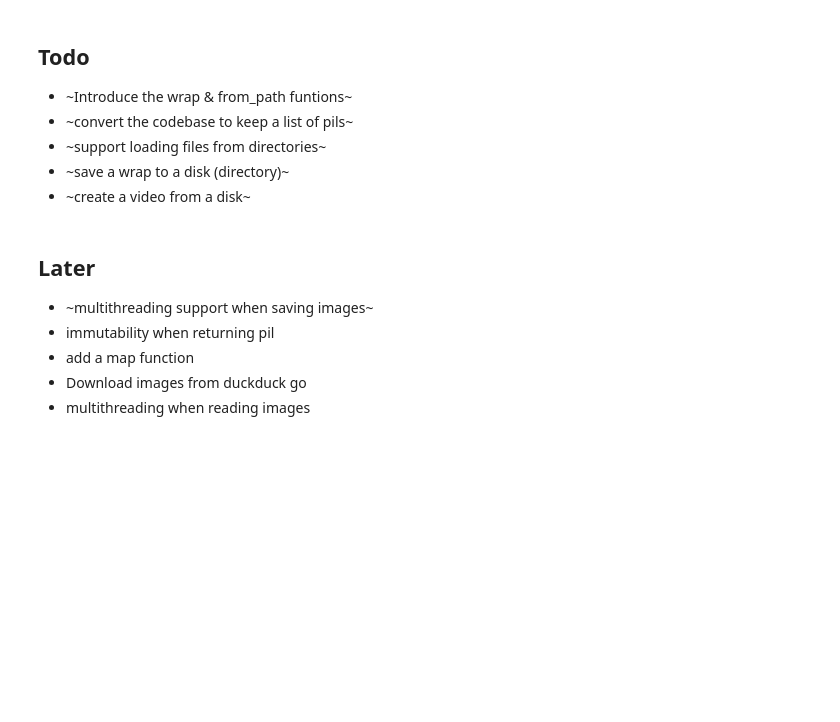
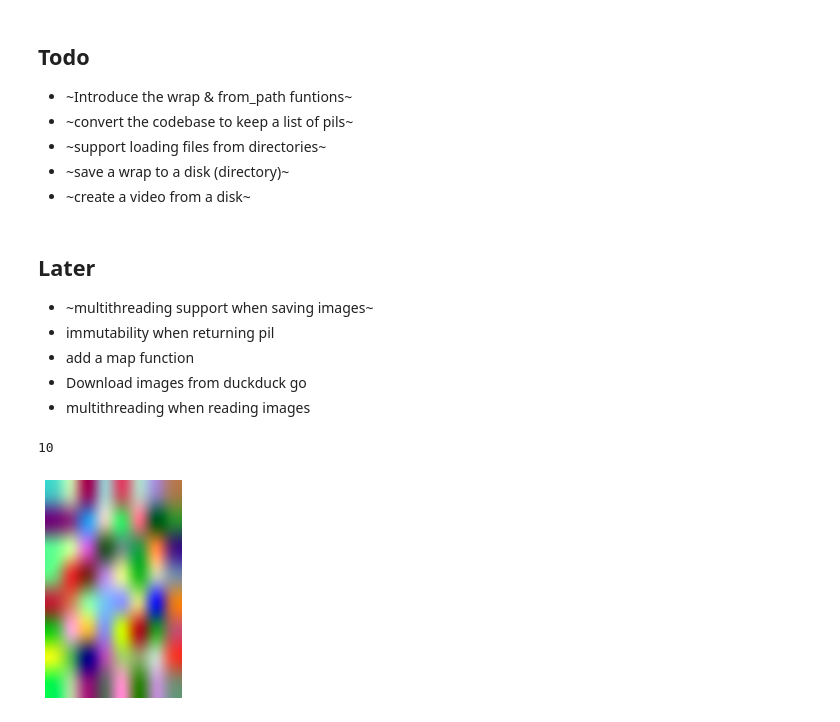
Before and after one commit to arunoda/adeep, a Jupyter notebook: aiaiart/imitools-dev.ipynb, the cells around one changed output. Drawn from its saved outputs; the diff is of its cells as text; code cells hidden in the pictures; blank space fills up the shorter version.

```diff
--- a/aiaiart/imitools-dev.ipynb
+++ b/aiaiart/imitools-dev.ipynb
@@ -18,6 +23,10 @@ The devtool for imitools.
 * add a map function
 * Download images from duckduck go
 * multithreading when reading images
+# %%
+int(10.2)
+# %% [output]
+10
 # %%
 device = "cuda"
 # %%
@@ -65,14 +74,16 @@ class ImageWrapper:
         self.data = data
         self.image_type = image_type
 
-    def resize(self, size=(256, 256)) -> ImageWrapper:
+    def resize(self, size=(256, 256), **kwargs) -> ImageWrapper:
         if self.image_type != "pil":
             raise Exception("resize() only applied for pil images")
 
-        if isinstance(size, int):
+        if not isinstance(size, tuple):
             size = (size, size)
 
-        new_images = [im.resize(size) for im in self.data]
+        i_size = (int(size[0]), int(size[1]))
+
+        new_images = [im.resize(i_size, **kwargs) for im in self.data]
         return ImageWrapper(new_images, "pil")
 
     def normalize(self) -> ImageWrapper:
@@ -136,8 +147,9 @@ class ImageWrapper:
         image_count = len(self.data)
 
         if image_count > max_count:
+            print(f"Only showing {max_count} images of the total {image_count}. Use the `max_count` parameter to change it.")
             images = self.data[0:max_count]
-            print(f"found {image_count} images to show. But only showing {max_count}")
+            image_count = max_count
 
         if image_count < cols:
             cols = image_count
@@ -183,11 +195,12 @@ class ImageWrapper:
                 print("image saving error:", e)
 
         with ThreadPoolExecutor(max_workers=max_workers) as executor:
-            return executor.map(save_image, range(len(images)), timeout=60)
+            executor.map(save_image, range(len(images)), timeout=60)
 
     def to_video(self, out_path=None, frame_rate=12):
-        if self.image_type != "pil":
-            raise Exception("to_video() only applied for pil images")
+        ref = self
+        if self.image_type == "pt":
+            ref = self.cpil()
 
         id = int(torch.rand(1)[0].item() * 9999999)
         image_dir = Path(f'/tmp/{id}/images')
@@ -197,10 +210,10 @@ class ImageWrapper:
             out_path = f"/tmp/{id}/video.mp4"
 
         video_path = Path(out_path)
-        video_size = self.data[0].size
+        video_size = ref.data[0].size
         images_selector = image_dir/"image_%04d.png"
 
-        self.to_dir(image_dir, prefix="image")
+        ref.to_dir(image_dir, prefix="image")
 
         command = f"ffmpeg -v 0 -y -f image2 -framerate {frame_rate} -i {images_selector} -c:v h264_nvenc -preset slow -qp 18 -pix_fmt yuv420p {video_path}"
         os.system(command)
@@ -215,14 +228,14 @@ def wrap(input_data) -> ImageWrapper:
         if len(input_data.shape) == 3:
             input_data = input_data.unsqueeze(0)
 
-        return ImageWrapper(input_data.detach(), "pt")
+        return ImageWrapper(input_data.detach().float(), "pt")
 
     if isinstance(input_data, Image.Image):
         return ImageWrapper([input_data], "pil")
 
     if isinstance(input_data, list):
         if isinstance(input_data[0], torch.Tensor):
-            images = torch.stack(input_data).squeeze(1).detach()
+            images = torch.stack(input_data).squeeze(1).detach().float()
             return ImageWrapper(images, "pt")
 
         if isinstance(input_data[0], Image.Image):
@@ -230,7 +243,7 @@ def wrap(input_data) -> ImageWrapper:
 
         if isinstance(input_data[0], ImageWrapper):
             image_list = list(map(lambda w: w.pt(), input_data))
-            images = torch.stack(image_list).squeeze(1).detach()
+            images = torch.stack(image_list).squeeze(1).detach().float()
             return ImageWrapper(images, "pt")
 
     raise Exception("not implemented!")
@@ -339,6 +352,8 @@ class ImiTools:
 I = ImiTools()
 I.defaults.device = device
 # %%
-pt_images = torch.rand(100, 3, 256, 256)
-wrapper = I.wrap(pt_images).cpil()
+pt_image = torch.rand(3, 8, 8).half()
+I.wrap(pt_image).cpil().resize((202, 322)).show()
+# %% [output]
+[figure, added]
 # %%
```
Also changed, not shown: parts of 7 cells of this notebook, 1 other file.
